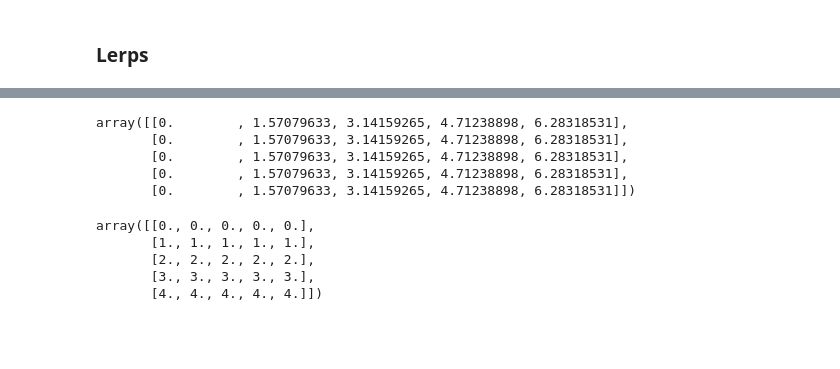
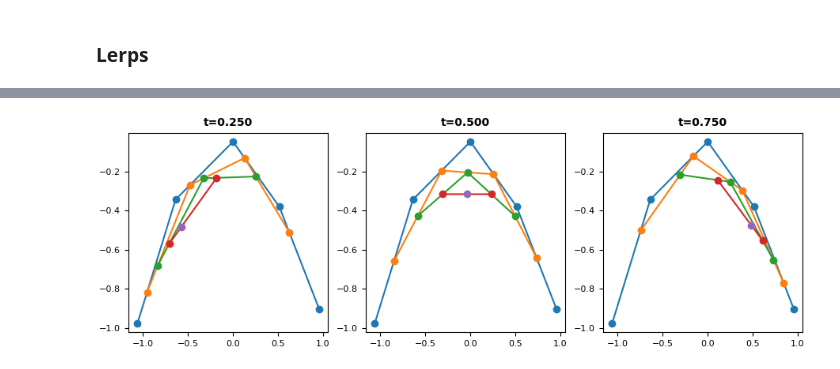
Before and after one commit to GenioSainz/Colab-Demos, a Jupyter notebook: scripts/Bezier.ipynb, the cells around one changed output, grey strips where cells are left out. Cells and saved outputs as stored; diff of their text form; code cells hidden in the pictures; blank space fills up the shorter version.

Commit message:
Bezier Casteljau's algorithm

```diff
--- a/scripts/Bezier.ipynb
+++ b/scripts/Bezier.ipynb
@@ -346,28 +201,45 @@ HBox(children=(FloatSlider(value=0.5, description='Phase', max=6.283185307179586
-# %%
-fi    = np.pi
-r     = 1
-N     = 5
-xy    = np.arange(N)
-Xc,Yc = np.meshgrid(xy,xy)
-
-B  = np.linspace(0,2*np.pi,N)*np.ones((N,1))
-K  = np.ones((1,N))        *np.arange(N).reshape(-1,1)
-k  = 2*np.pi/(N-1)
-X  = Xc + r*np.cos( fi + B + K*k )
-Y  = Yc + r*np.sin( fi + B + K*k )
-# %%
-B
-# %% [output]
-array([[0.        , 1.57079633, 3.14159265, 4.71238898, 6.28318531],
-       [0.        , 1.57079633, 3.14159265, 4.71238898, 6.28318531],
-       [0.        , 1.57079633, 3.14159265, 4.71238898, 6.28318531],
-       [0.        , 1.57079633, 3.14159265, 4.71238898, 6.28318531],
-       [0.        , 1.57079633, 3.14159265, 4.71238898, 6.28318531]])
-# %%
-K
-# %% [output]
-array([[0., 0., 0., 0., 0.],
-       [1., 1., 1., 1., 1.],
-       [2., 2., 2., 2., 2.],
-       [3., 3., 3., 3., 3.],
-       [4., 4., 4., 4., 4.]])
+# %%
+size_plot = 300
+fig, ax   = plt.subplots(1,3,constrained_layout=True,figsize=(3*size_plot*px2inch,size_plot*px2inch))
+fig.canvas.toolbar_position = 'right'
+fig.canvas.header_visible   = False
+
+def bezier(P,t):
+
+    # N    = 5
+    # Npts = N+1
+    #     -    -    -   -    -
+    #     1    2    3   4    5 --> N lerps --> lerp(a,b,t) = a + (b-a)*t
+    # P0
+    #   --> P
+    # P1     --> P
+    #   --> P     --> P
+    # P2     --> P     --> P
+    #   --> P     --> P     --> P
+    # P3     --> P     --> P
+    #   --> P     --> P
+    # P4     --> P
+    #   --> P
+    # P5
+
+    N  = P.shape[0]-1
+    B  = []
+    B.append(P)
+    for i in range(N):
+        B.append( B[i][:-1,:]+np.diff(B[i],axis=0)*t )
+    return B
+
+def plot_bezier_(ax,B):
+    for b in B: ax.plot(b[:,0],b[:,1],marker='o')
+
+N    = 4
+Npts = N+1
+Px   = np.linspace(-1,1,Npts).reshape(-1,1)
+P    = np.concatenate((Px,-Px**2),axis=1) + 0.1*np.random.randn(Npts,2)
+for i,axi in enumerate(ax):
+    ti = 0.25*(i+1)
+    plot_bezier_(axi,bezier(P,ti))
+    axi.set_title(f't={ti:0.3f}')
+plt.show()
+# %% [output]
+[figure, added]
```
Also changed, not shown: parts of 11 cells of this notebook, 3 other files.
